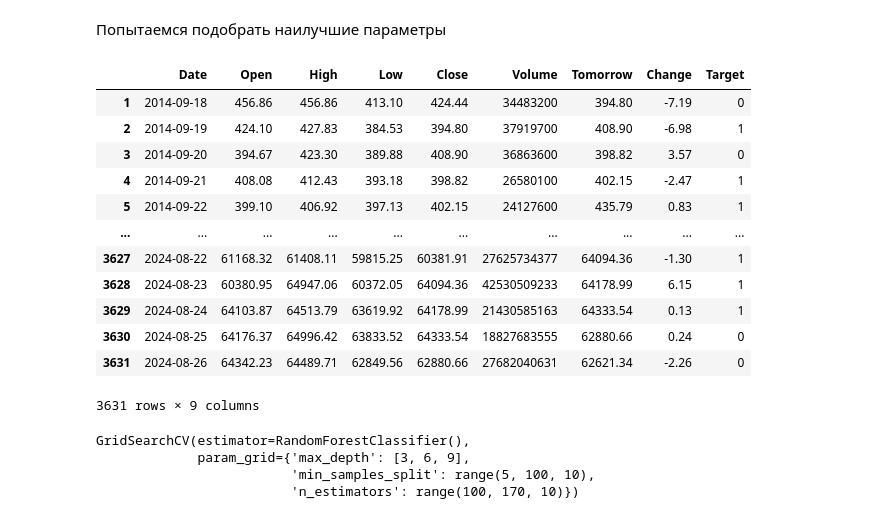
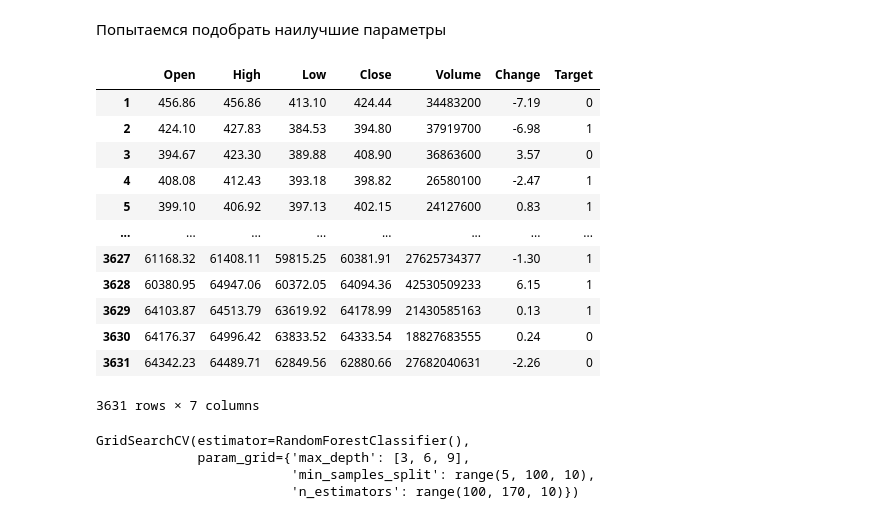
Before and after one commit to gorshockk/Bitcoin-price-prediction, a Jupyter notebook: model/pet_project.ipynb, the cells around one changed output. Drawn from its saved outputs; the diff is of its cells as text; code cells hidden in the pictures.

```diff
--- a/model/pet_project.ipynb
+++ b/model/pet_project.ipynb
@@ -333,20 +333,20 @@ forest_params={"n_estimators":range(100,170,10),
 # %%
-forest_price=price.copy()
+forest_price=price.drop(columns=["Date","Tomorrow"])
 forest_price
 # %% [output]
-|  | Date | Open | High | Low | Close | Volume | Tomorrow | Change | Target |
-| 1 | 2014-09-18 | 456.86 | 456.86 | 413.10 | 424.44 | 34483200 | 394.80 | -7.19 | 0 |
-| 2 | 2014-09-19 | 424.10 | 427.83 | 384.53 | 394.80 | 37919700 | 408.90 | -6.98 | 1 |
-| 3 | 2014-09-20 | 394.67 | 423.30 | 389.88 | 408.90 | 36863600 | 398.82 | 3.57 | 0 |
-| 4 | 2014-09-21 | 408.08 | 412.43 | 393.18 | 398.82 | 26580100 | 402.15 | -2.47 | 1 |
-| 5 | 2014-09-22 | 399.10 | 406.92 | 397.13 | 402.15 | 24127600 | 435.79 | 0.83 | 1 |
-| ... | ... | ... | ... | ... | ... | ... | ... | ... | ... |
-| 3627 | 2024-08-22 | 61168.32 | 61408.11 | 59815.25 | 60381.91 | 27625734377 | 64094.36 | -1.30 | 1 |
-| 3628 | 2024-08-23 | 60380.95 | 64947.06 | 60372.05 | 64094.36 | 42530509233 | 64178.99 | 6.15 | 1 |
-| 3629 | 2024-08-24 | 64103.87 | 64513.79 | 63619.92 | 64178.99 | 21430585163 | 64333.54 | 0.13 | 1 |
-| 3630 | 2024-08-25 | 64176.37 | 64996.42 | 63833.52 | 64333.54 | 18827683555 | 62880.66 | 0.24 | 0 |
-| 3631 | 2024-08-26 | 64342.23 | 64489.71 | 62849.56 | 62880.66 | 27682040631 | 62621.34 | -2.26 | 0 |
+|  | Open | High | Low | Close | Volume | Change | Target |
+| 1 | 456.86 | 456.86 | 413.10 | 424.44 | 34483200 | -7.19 | 0 |
+| 2 | 424.10 | 427.83 | 384.53 | 394.80 | 37919700 | -6.98 | 1 |
+| 3 | 394.67 | 423.30 | 389.88 | 408.90 | 36863600 | 3.57 | 0 |
+| 4 | 408.08 | 412.43 | 393.18 | 398.82 | 26580100 | -2.47 | 1 |
+| 5 | 399.10 | 406.92 | 397.13 | 402.15 | 24127600 | 0.83 | 1 |
+| ... | ... | ... | ... | ... | ... | ... | ... |
+| 3627 | 61168.32 | 61408.11 | 59815.25 | 60381.91 | 27625734377 | -1.30 | 1 |
+| 3628 | 60380.95 | 64947.06 | 60372.05 | 64094.36 | 42530509233 | 6.15 | 1 |
+| 3629 | 64103.87 | 64513.79 | 63619.92 | 64178.99 | 21430585163 | 0.13 | 1 |
+| 3630 | 64176.37 | 64996.42 | 63833.52 | 64333.54 | 18827683555 | 0.24 | 0 |
+| 3631 | 64342.23 | 64489.71 | 62849.56 | 62880.66 | 27682040631 | -2.26 | 0 |
-3631 rows × 9 columns
+3631 rows × 7 columns
 # %%
 grid=GridSearchCV(forest,param_grid=forest_params)
 grid.fit(X_train,y_train)
```
Also changed, not shown: parts of 57 cells of this notebook.
